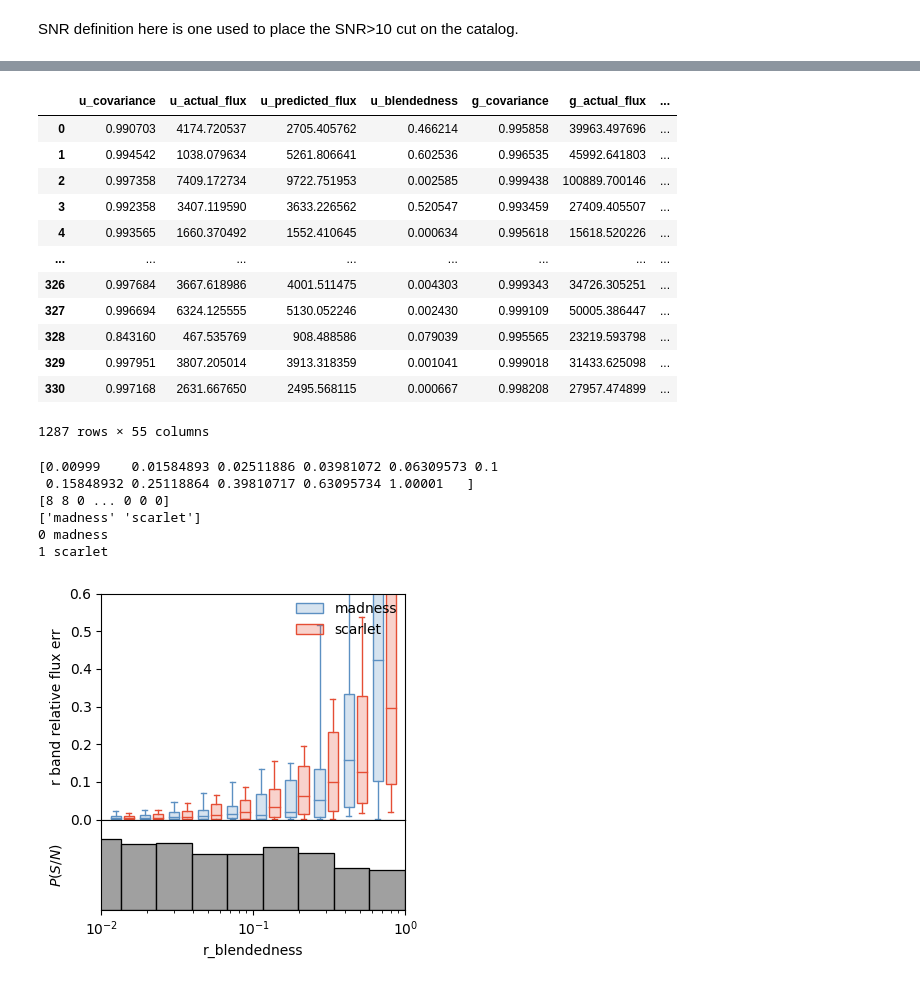
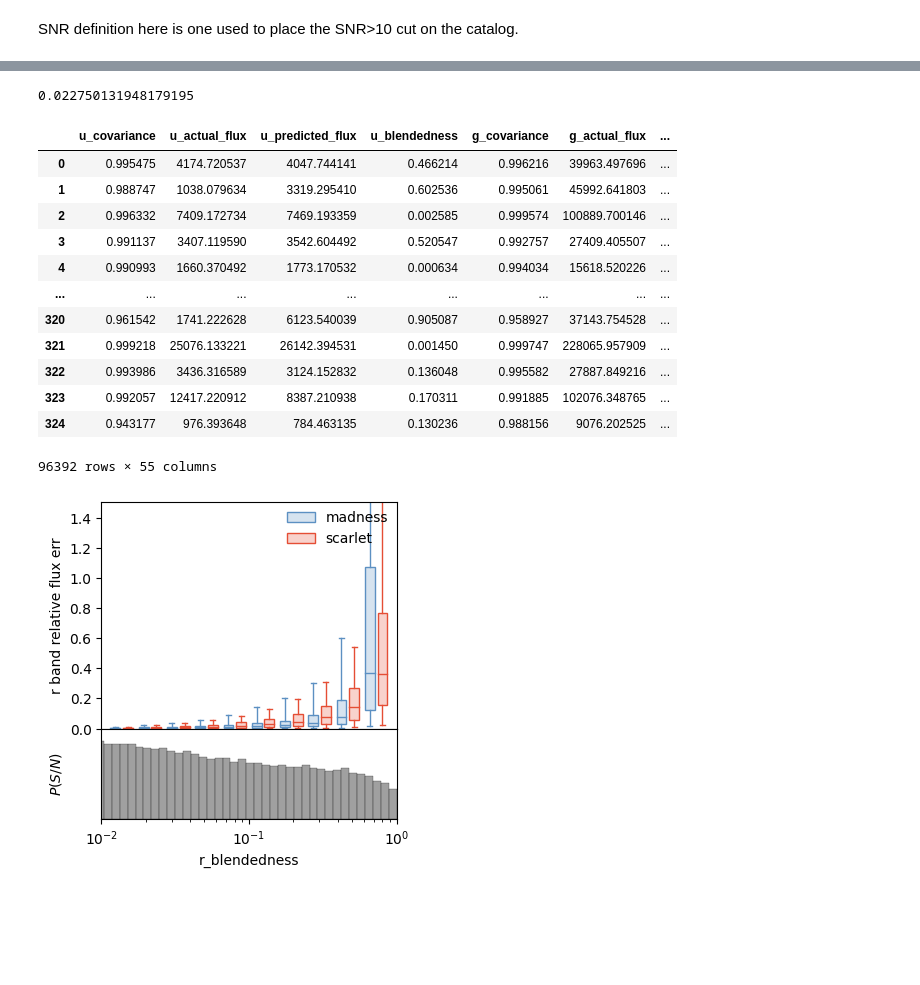
Before and after one commit to b-biswas/MADNESS-legacy, a Jupyter notebook: notebooks/compare_results_high_density.ipynb, the cells around one changed output, grey strips where cells are left out. Drawn from its saved outputs; the diff is of its cells as text; code cells hidden in the pictures; blank space fills up the shorter version.

```diff
--- a/notebooks/compare_results_high_density.ipynb
+++ b/notebooks/compare_results_high_density.ipynb
@@ -19,6 +21,6 @@ LOG = logging.getLogger(__name__)
 # %%
-data_path = "/sps/lsst/users/bbiswas/MADNESS_results/"
-run_name = "catsim_low_density_ssim_20" # 8 to 15 galaxies
+data_path = "/sps/lsst/users/bbiswas/MADNESS_results/high_density"
+run_name = "kl01" # 12 to 20 galaxies
 result_dir_path = os.path.join(data_path, run_name)
 # %%
 madness_results=[]
@@ -26,13 +28,13 @@ scarlet_results=[]
 actual_photometry = []
 blended_photometry = []
 
-for file_num in range(4):
+for file_num in range(300):
 
     madness_results.append(pd.read_pickle(os.path.join(result_dir_path, "madness_results", str(file_num) + ".pkl")))
-    scarlet_results.append(pd.read_pickle(os.path.join(result_dir_path, "scarlet_results", str(file_num) + ".pkl")))
+    scarlet_results.append(pd.read_pickle(os.path.join(data_path, "scarlet_results", str(file_num) + ".pkl")))
 
-    actual_photometry.append(pd.read_pickle(os.path.join(result_dir_path, "actual_photometry", str(file_num) + ".pkl")))
-    blended_photometry.append(pd.read_pickle(os.path.join(result_dir_path, "blended_photometry",  str(file_num) + ".pkl")))
+    actual_photometry.append(pd.read_pickle(os.path.join(data_path, "actual_photometry", str(file_num) + ".pkl")))
+    blended_photometry.append(pd.read_pickle(os.path.join(data_path, "blended_photometry",  str(file_num) + ".pkl")))
 
 madness_results = pd.concat(madness_results)
 scarlet_results = pd.concat(scarlet_results)
@@ -80,13 +98,13 @@ actual_photometry
 # %%
 bins = np.arange(0.95, 1, 0.0005)
 for band_number, band in enumerate(['u', 'g', 'r', 'i', 'z', 'y']):
-    plt.figure(figsize=(10, 3))
+    plt.figure(figsize=(10, 4))
     cov_band = band
     sns.set_style("whitegrid")
     plt.hist(scarlet_results[cov_band + '_covariance'], bins=bins, alpha=0.5, label="scarlet")
     plt.hist(madness_results[cov_band + '_covariance'], bins=bins, alpha=0.5, label="MADNESS")
     plt.legend()
-    plt.xlim([0.98, 1])
+    plt.xlim([0.95, 1])
     plt.xticks(fontsize=18)
     plt.yticks(fontsize=18)
     plt.xlabel("pixel covariance", fontsize=25)
@@ -422,19 +440,24 @@ fig, median_shear, q1_shear, q3_shear, whislo_shear, whishi_shear = maddeb.boxpl
+# %%
+import scipy
+scipy.stats.norm.cdf(-2)
+# %% [output]
+0.022750131948179195
 # %%
 madness_results
 # %% [output]
 |  | u_covariance | u_actual_flux | u_predicted_flux | u_blendedness | g_covariance | g_actual_flux | ... |
-| 0 | 0.990703 | 4174.720537 | 2705.405762 | 0.466214 | 0.995858 | 39963.497696 | ... |
-| 1 | 0.994542 | 1038.079634 | 5261.806641 | 0.602536 | 0.996535 | 45992.641803 | ... |
-| 2 | 0.997358 | 7409.172734 | 9722.751953 | 0.002585 | 0.999438 | 100889.700146 | ... |
-| 3 | 0.992358 | 3407.119590 | 3633.226562 | 0.520547 | 0.993459 | 27409.405507 | ... |
-| 4 | 0.993565 | 1660.370492 | 1552.410645 | 0.000634 | 0.995618 | 15618.520226 | ... |
+| 0 | 0.995475 | 4174.720537 | 4047.744141 | 0.466214 | 0.996216 | 39963.497696 | ... |
+| 1 | 0.988747 | 1038.079634 | 3319.295410 | 0.602536 | 0.995061 | 45992.641803 | ... |
+| 2 | 0.996332 | 7409.172734 | 7469.193359 | 0.002585 | 0.999574 | 100889.700146 | ... |
+| 3 | 0.991137 | 3407.119590 | 3542.604492 | 0.520547 | 0.992757 | 27409.405507 | ... |
+| 4 | 0.990993 | 1660.370492 | 1773.170532 | 0.000634 | 0.994034 | 15618.520226 | ... |
 | ... | ... | ... | ... | ... | ... | ... | ... |
-| 326 | 0.997684 | 3667.618986 | 4001.511475 | 0.004303 | 0.999343 | 34726.305251 | ... |
-| 327 | 0.996694 | 6324.125555 | 5130.052246 | 0.002430 | 0.999109 | 50005.386447 | ... |
-| 328 | 0.843160 | 467.535769 | 908.488586 | 0.079039 | 0.995565 | 23219.593798 | ... |
-| 329 | 0.997951 | 3807.205014 | 3913.318359 | 0.001041 | 0.999018 | 31433.625098 | ... |
-| 330 | 0.997168 | 2631.667650 | 2495.568115 | 0.000667 | 0.998208 | 27957.474899 | ... |
+| 320 | 0.961542 | 1741.222628 | 6123.540039 | 0.905087 | 0.958927 | 37143.754528 | ... |
+| 321 | 0.999218 | 25076.133221 | 26142.394531 | 0.001450 | 0.999747 | 228065.957909 | ... |
+| 322 | 0.993986 | 3436.316589 | 3124.152832 | 0.136048 | 0.995582 | 27887.849216 | ... |
+| 323 | 0.992057 | 12417.220912 | 8387.210938 | 0.170311 | 0.991885 | 102076.348765 | ... |
+| 324 | 0.943177 | 976.393648 | 784.463135 | 0.130236 | 0.988156 | 9076.202525 | ... |
-1287 rows × 55 columns
+96392 rows × 55 columns
 # %%
 boxplot_blendedness_df = {}
 
@@ -451,27 +474,25 @@ boxplot_blendedness_df = pd.DataFrame(boxplot_blendedness_df)
 # %%
 import maddeb.boxplot
 import matplotlib as mpl
 
-fig, median_shear, q1_shear, q3_shear, whislo_shear, whishi_shear = maddeb.boxplot.boxplot_func(boxplot_blendedness_df,
-              x = 'r_blendedness', y = "r_relative_flux_err", z = "type",
-              xlim = (.01, 1),
-              ylim = (-0, .6),
-              x_scale = 'log',
-              legend = ['madness', 'scarlet'],
-              x_label='Signal to noise ratio S/N',
-              y_label = 'r band relative flux err',
-              y_label_hist='$P(S/N)$',
-              legend_remove = False,
-              palette=mpl.cm.RdYlBu([0.85,0.15]),#0.35,
-              nbins = 10)
+fig, median_shear, q1_shear, q3_shear, whislo_shear, whishi_shear = maddeb.boxplot.boxplot_func(
+    boxplot_blendedness_df,
+    x = 'r_blendedness', y = "r_relative_flux_err", z = "type",
+    xlim = (.01, 1),
+    ylim = (-0, 1.5),
+    x_scale = 'log',
+    legend = ['madness', 'scarlet'],
+    x_label='Signal to noise ratio S/N',
+    y_label = 'r band relative flux err',
+    y_label_hist='$P(S/N)$',
+    legend_remove = False,
+    whis = [5, 95],
+    percents = [25, 75],
+    palette=mpl.cm.RdYlBu([0.85,0.15]),#0.35,
+    nbins = 10,
+)
 # %% [output]
-[0.00999    0.01584893 0.02511886 0.03981072 0.06309573 0.1
- 0.15848932 0.25118864 0.39810717 0.63095734 1.00001   ]
-[8 8 0 ... 0 0 0]
-['madness' 'scarlet']
-0 madness
-1 scarlet
-[figure, old version]
+[figure, new version]
 # %%
 snr_blendedness_df = {}
 snr_blendedness_df["snr"] = madness_results['r_band_snr']
```
Also changed, not shown: parts of 15 cells of this notebook, 5 other files.
